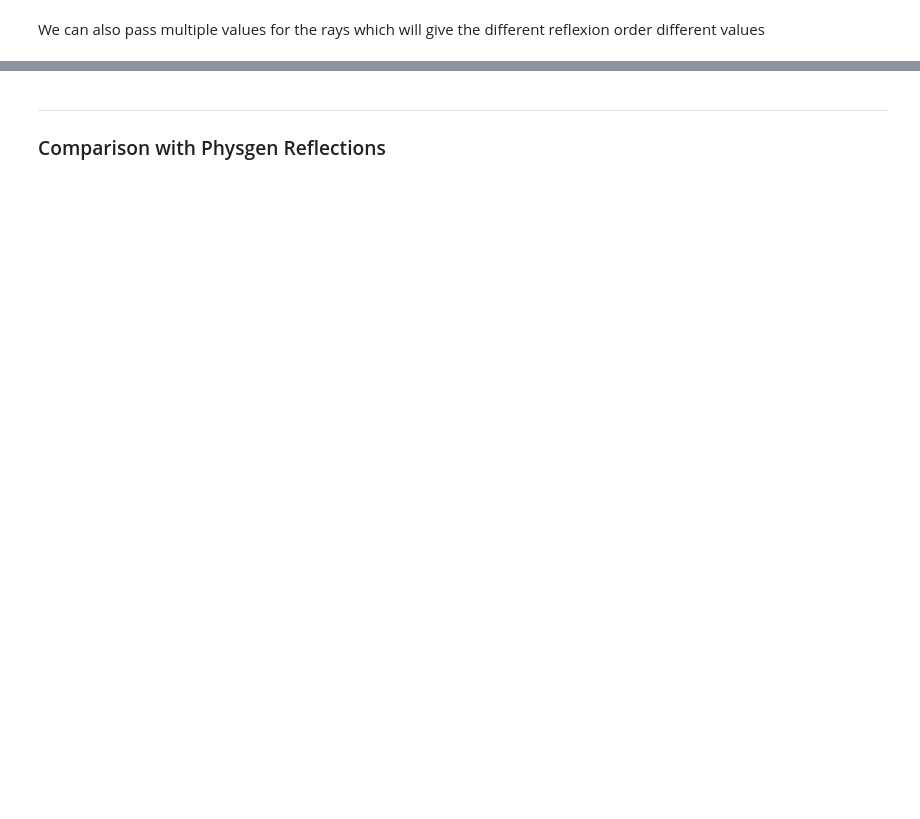
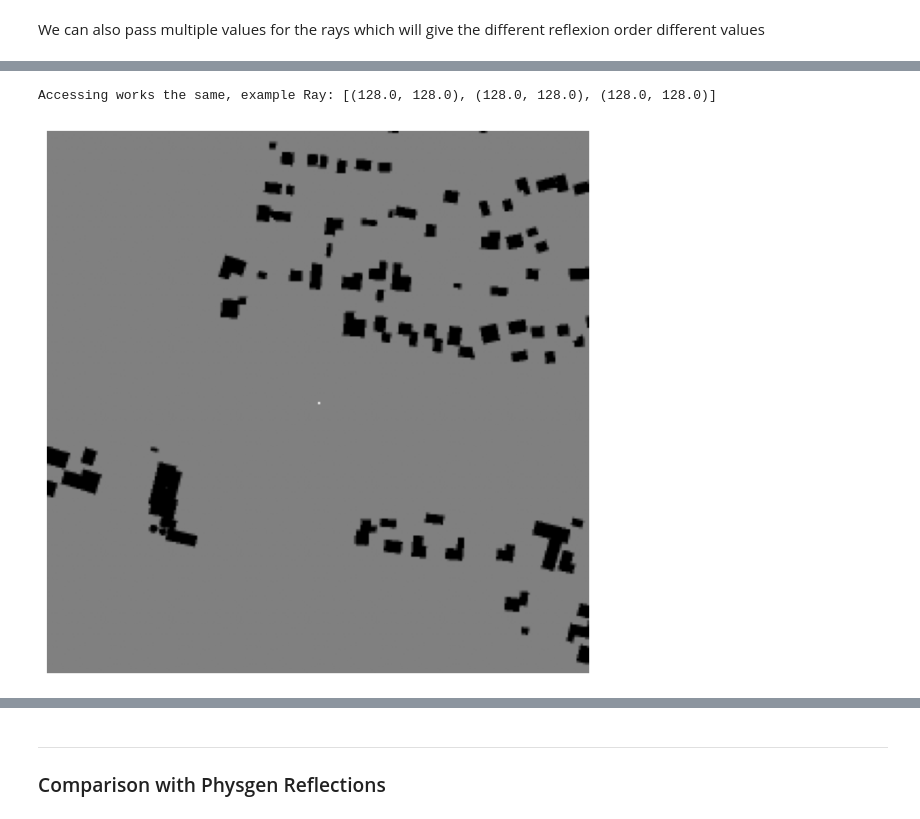
Before and after one commit to xXAI-botXx/Image-Physics-Simulation, a Jupyter notebook: example/physgen.ipynb, the cells around one changed output, grey strips where cells are left out. Saved outputs shown, nothing was run; the diff lists cells and outputs as text; code cells hidden in the pictures; blank space fills up the shorter version.

Commit message:
Added RayIterator + reloaded example notebook with new examples for RayIterator

```diff
--- a/example/physgen.ipynb
+++ b/example/physgen.ipynb
@@ -562,0 +739,25 @@ ips.img.show_image_with_line_and_profile(imgs=[ray_img], axis='column', index=No
+# %%
+rays_ = ips.ray_tracing.trace_beams(rel_position=[0.5, 0.5],
+                                   img_src=img_src,
+                                   directions_in_degree=[22, 56, 90, 146, 234, 285, 320],
+                                   wall_values=0.0,
+                                   wall_thickness=0,
+                                   img_border_also_collide=False,
+                                   reflexion_order=2,
+                                   should_scale_rays=False,
+                                   should_scale_img=True,
+                                   iterative_tracking=True,
+                                   iterative_steps=None
+                                   )
+print("\nAccessing works the same, example Ray:", rays_[0][0][:min(len(rays_[0][0])-1, 3)])
+
+ray_imgs = ips.ray_tracing.draw_rays(rays_, detail_draw=False,
+                                    output_format="single_image",
+                                    img_background=img, ray_value=2, ray_thickness=1,
+                                    img_shape=(256, 256), dtype=float, standard_value=0,
+                                    should_scale_rays_to_image=False, original_max_width=None, original_max_height=None)
+
+ips.img.imshow(ray_imgs[0], size=8)
+# %% [output]
+Accessing works the same, example Ray: [(128.0, 128.0), (128.0, 128.0), (128.0, 128.0)]
+[figure, added]
```
Also changed, not shown: parts of 73 cells of this notebook, 7 other files.
